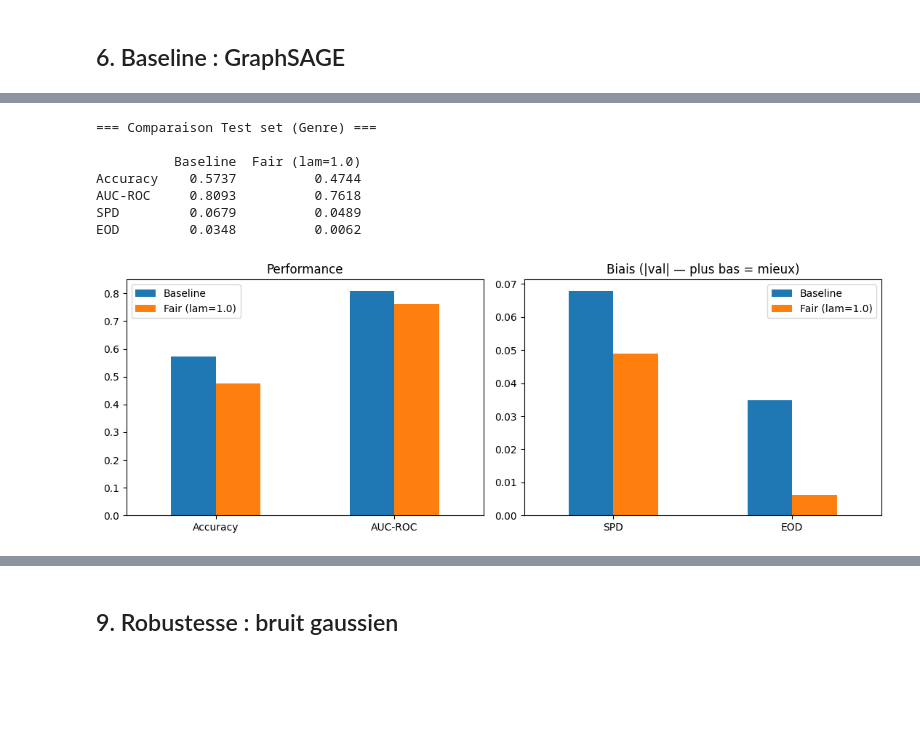
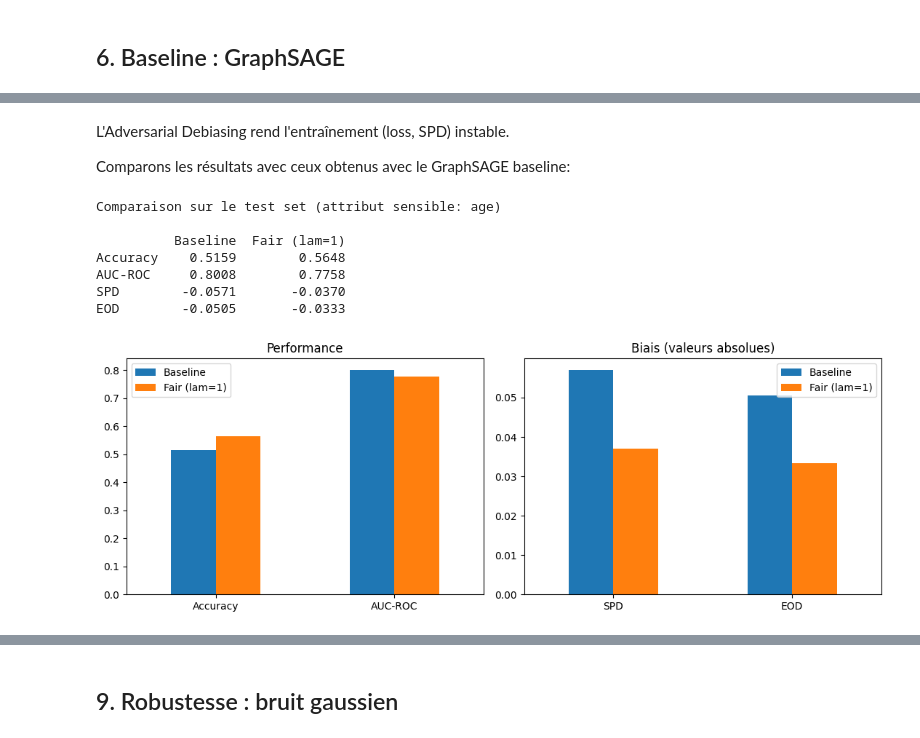
Before and after one commit to leoivars31/Projet_Fairness, a Jupyter notebook: src/notebook_principal.ipynb, the cells around one changed output, grey strips where cells are left out. Drawn from its saved outputs; the diff is of its cells as text; code cells hidden in the pictures; blank space fills up the shorter version.

```diff
--- a/src/notebook_principal.ipynb
+++ b/src/notebook_principal.ipynb
@@ -31,10 +47,10 @@ DATA_DIR = '../data/raw/undersampled/'
 df = pd.read_csv(DATA_DIR + 'region_job.csv')
 
 edges_df = pd.read_csv(
-    DATA_DIR + 'region_job_2_relationship.txt',
-    sep='\t', header=None, names=['src', 'dst']
+    DATA_DIR + 'region_job_relationship.txt',
+    sep='\t', header=None, names=['follower', 'followee']
 )
 
-print(f'Noeuds : {len(df):,}  |  Aretes brutes : {len(edges_df):,}')
-df.head(3)
+print(f'Nombre de noeuds: {len(df)}  |  Nombre d\'arêtes: {len(edges_df)}')
+df.head()
 # %% [output]
@@ -179,6 +222,7 @@ def eod(y_true, y_pred, sens):
     return y_pred[(sens==1)&(y_true==1)].mean() - y_pred[(sens==0)&(y_true==1)].mean()
 
 def evaluate(model, data, mask, sensitive_attr, is_fair=False):
+    """Evaluation function for both standard and fair models centralizing the computation of metrics"""
     model.eval()
     with torch.no_grad():
         out = model.predict(data.x, data.edge_index) if is_fair else model(data.x, data.edge_index)
@@ -210,7 +262,7 @@ class GraphSAGE(nn.Module):
     def predict(self, x, edge_index):
         return self.forward(x, edge_index)
 # %%
-def train_baseline(model, data, epochs=20, lr=0.01):
+def train_baseline(model, data, epochs=30, lr=0.01):
     opt = torch.optim.Adam(model.parameters(), lr=lr, weight_decay=5e-4)
     w   = CLASS_WEIGHTS.to(DEVICE)
     for epoch in range(1, epochs + 1):
@@ -224,7 +276,7 @@ def train_baseline(model, data, epochs=20, lr=0.01):
         loss.backward()
         opt.step()
         if epoch % 5 == 0:
-            m = evaluate(model, data, data.val_mask, data.sensitive_gender)
+            m = evaluate(model, data, data.val_mask, data.sensitive_age)
             print(f'Epoch {epoch:3d} | Loss: {loss.item():.4f} | Val Acc: {m["Accuracy"]:.4f} | Val AUC: {m["AUC-ROC"]:.4f}')
 
 baseline = GraphSAGE(data.x.shape[1], 64, 2).to(DEVICE)
@@ -285,7 +369,7 @@ class Adversary(nn.Module):
     def forward(self, h):
         return self.fc(h)
 # %%
-def train_fair(fair_model, adversary, data, lam=1.0, epochs=20, lr=0.01):
+def train_fair(fair_model, adversary, data, lam=1.0, epochs=30, lr=0.01):
     """
     lam : poids de la penalite adversariale.
     Augmenter lam = plus d'equite, moins de performance.
@@ -301,28 +385,31 @@ def train_fair(fair_model, adversary, data, lam=1.0, epochs=20, lr=0.01):
         opt_a.zero_grad()
         with torch.no_grad():
             _, h = fair_model(data.x, data.edge_index)
-        F.cross_entropy(adversary(h[data.train_mask]), data.sensitive_gender[data.train_mask]).backward()
+        F.cross_entropy(adversary(h[data.train_mask]), data.sensitive_age[data.train_mask]).backward()
         opt_a.step()
 
         # Etape 2 : entrainer le modele principal
-        opt_m.zero_grad()
+        opt_m.zero_grad() # on utilise pas le même optimiseur pour le modèle principal et l'adversaire pour pouvoir faire des étapes de backward séparées
         out, h    = fair_model(data.x, data.edge_index)
         task_loss = F.cross_entropy(out[data.train_mask], data.y[data.train_mask], weight=w)
-        adv_loss  = F.cross_entropy(adversary(h[data.train_mask]), data.sensitive_gender[data.train_mask])
+        adv_loss  = F.cross_entropy(adversary(h[data.train_mask]), data.sensitive_age[data.train_mask])
         (task_loss - lam * adv_loss).backward()
         opt_m.step()
 
         if epoch % 5 == 0:
             fair_model.eval()
             with torch.no_grad():
-                preds = fair_model.predict(data.x, data.edge_index).argmax(dim=1).cpu().numpy()
+                out_val = fair_model.predict(data.x, data.edge_index)
+                probs   = F.softmax(out_val, dim=1)[:, 1].cpu().numpy()
+                preds   = out_val.argmax(dim=1).cpu().numpy()
             m   = data.val_mask.cpu().numpy()
-            acc = accuracy_score(data.y.cpu().numpy()[m], preds[m])
-            s   = spd(preds[m], data.sensitive_gender.cpu().numpy()[m])
-            print(f'Epoch {epoch:3d} | Task: {task_loss.item():.4f} | Val Acc: {acc:.4f} | |SPD|: {abs(s):.4f}')
+            auc = roc_auc_score(data.y.cpu().numpy()[m], probs[m])
+            s   = spd(preds[m], data.sensitive_age.cpu().numpy()[m])
+            print(f'Epoch {epoch:3d} | Task: {task_loss.item():.4f} | Val AUC: {auc:.4f} | |SPD_age|: {abs(s):.4f}')
 
 
+LAM = 1
 fair_model = FairGraphSAGE(data.x.shape[1], 64, 2).to(DEVICE)
 adversary  = Adversary(64).to(DEVICE)
-train_fair(fair_model, adversary, data, lam=1.0)
+train_fair(fair_model, adversary, data, lam=LAM)
 # %% [output]
@@ -333,24 +422,29 @@ Epoch  20 | Task: 0.7039 | Val Acc: 0.4736 | |SPD|: 0.0430
+# %% [markdown]
+L'Adversarial Debiasing rend l'entraînement (loss, SPD) instable.
+
+Comparons les résultats avec ceux obtenus avec le GraphSAGE baseline:
 # %%
-res_base = evaluate(baseline, data, data.test_mask, data.sensitive_gender)
-res_fair = evaluate(fair_model, data, data.test_mask, data.sensitive_gender, is_fair=True)
+res_base = evaluate(baseline, data, data.test_mask, data.sensitive_age)
+res_fair = evaluate(fair_model, data, data.test_mask, data.sensitive_age, is_fair=True)
 
-comp = pd.DataFrame({'Baseline': res_base, 'Fair (lam=1.0)': res_fair})
-print('=== Comparaison Test set (Genre) ===\n')
+fair_label = f'Fair (lam={LAM})'
+comp = pd.DataFrame({'Baseline': res_base, fair_label: res_fair})
+print('Comparaison sur le test set (attribut sensible: age)\n')
 print(comp.round(4))
 
 fig, axes = plt.subplots(1, 2, figsize=(11, 4))
 comp.loc[['Accuracy', 'AUC-ROC']].plot(kind='bar', ax=axes[0], title='Performance')
-comp.loc[['SPD', 'EOD']].abs().plot(kind='bar', ax=axes[1], title='Biais (|val| — plus bas = mieux)')
+comp.loc[['SPD', 'EOD']].abs().plot(kind='bar', ax=axes[1], title='Biais (valeurs absolues)')
 for ax in axes:
     ax.set_xticklabels(ax.get_xticklabels(), rotation=0)
 plt.tight_layout()
 plt.show()
 # %% [output]
-=== Comparaison Test set (Genre) ===
+Comparaison sur le test set (attribut sensible: age)
 
-          Baseline  Fair (lam=1.0)
-Accuracy    0.5737          0.4744
-AUC-ROC     0.8093          0.7618
-SPD         0.0679          0.0489
-EOD         0.0348          0.0062
+          Baseline  Fair (lam=1)
+Accuracy    0.5159        0.5648
+AUC-ROC     0.8008        0.7758
+SPD        -0.0571       -0.0370
+EOD        -0.0505       -0.0333
-[figure, old version]
+[figure, new version]
```
Also changed, not shown: parts of 50 cells of this notebook, 4 other files.
